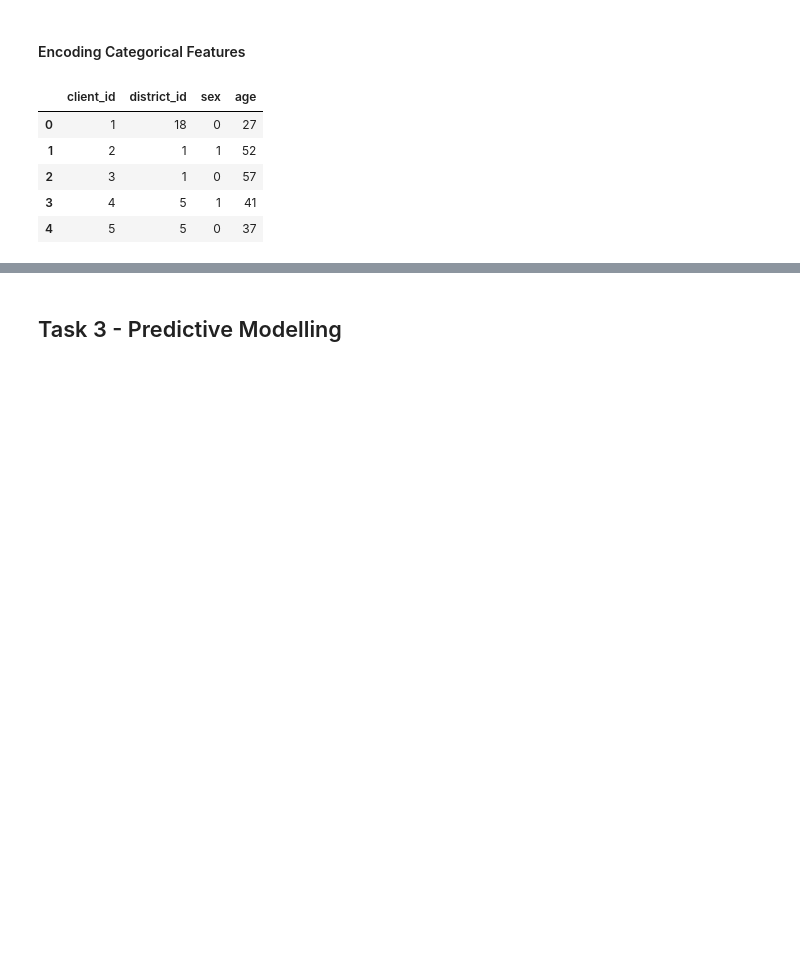
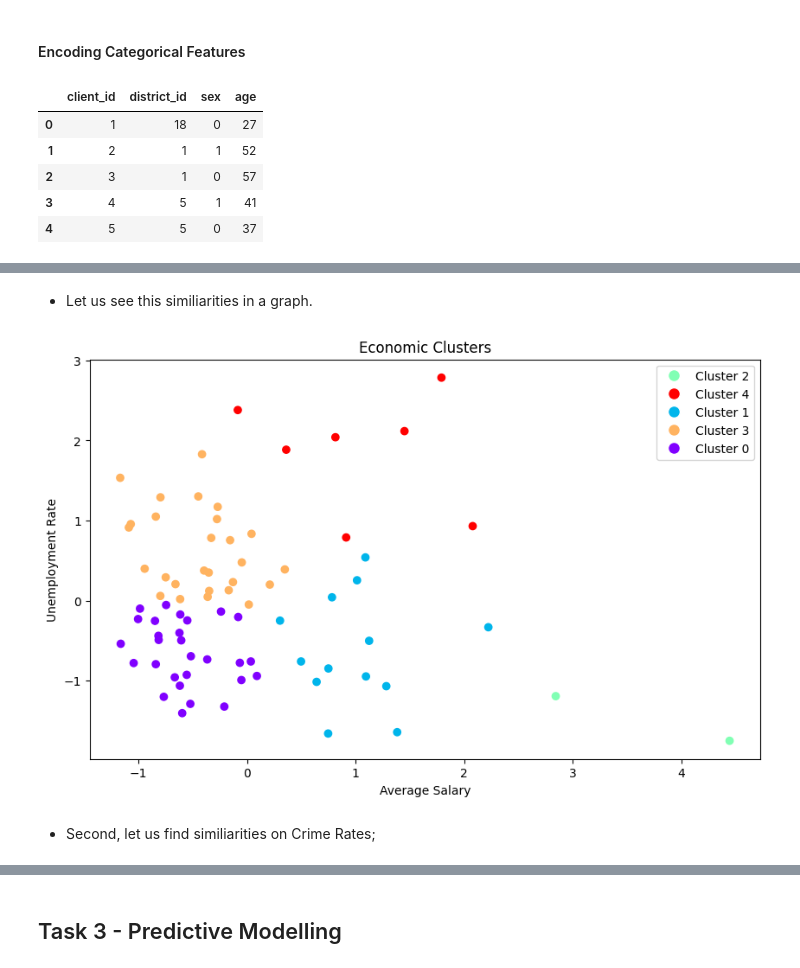
Before and after one commit to DanielaTomas/FCUP-DM1, a Jupyter notebook: DM1.ipynb, the cells around one changed output, grey strips where cells are left out. Cells and saved outputs as stored; diff of their text form; code cells hidden in the pictures; blank space fills up the shorter version.

```diff
--- a/DM1.ipynb
+++ b/DM1.ipynb
@@ -984,0 +989,2 @@ client.head()
+# %%
+district_cluster = district
@@ -984,0 +1003,13 @@ client.head()
+# %%
+# Remove columns containing 'municipalities with inhabitants'
+filtered_columns = district_cluster.filter(regex='municipalities with inhabitants', axis=1)
+columns_to_remove = filtered_columns.columns.tolist()
+
+district_cluster = district_cluster.drop(columns=columns_to_remove)
+
+# Assuming 'district_cluster' is your DataFrame
+district_cluster['unemployment rate'] = (district_cluster["unemploymant rate '95"] + district_cluster["unemploymant rate '96"]) / 2
+district_cluster['no. of committed crimes'] = (district_cluster["no. of commited crimes '95"] + district_cluster["no. of commited crimes '96"]) / 2
+
+# Dropping the original columns
+district_cluster.drop(columns=["unemploymant rate '95", "unemploymant rate '96", "no. of commited crimes '95", "no. of commited crimes '96"], inplace=True)
@@ -984,0 +1091,21 @@ client.head()
+# %% [markdown]
+* Let us see this similiarities in a graph.
+# %%
+# Plot the clusters for economic features
+plt.figure(figsize=(10, 6))
+scatter = plt.scatter(economic_data_normalized['average salary'], economic_data_normalized['unemployment rate'], c=economic_cluster_labels, cmap='rainbow')
+plt.xlabel('Average Salary')
+plt.ylabel('Unemployment Rate')
+plt.title('Economic Clusters')
+
+# Create a legend for the clusters
+legend_elements = []
+for cluster in sorted_clusters.index:
+    legend_elements.append(plt.Line2D([0], [0], marker='o', color='w', label=f'Cluster {cluster}', markerfacecolor=scatter.cmap(cluster/4), markersize=10))
+
+plt.legend(handles=legend_elements)
+plt.show()
+# %% [output]
+[figure, added]
+# %% [markdown]
+* Second, let us find similiarities on Crime Rates;
```
Also changed, not shown: parts of 22 cells of this notebook.
